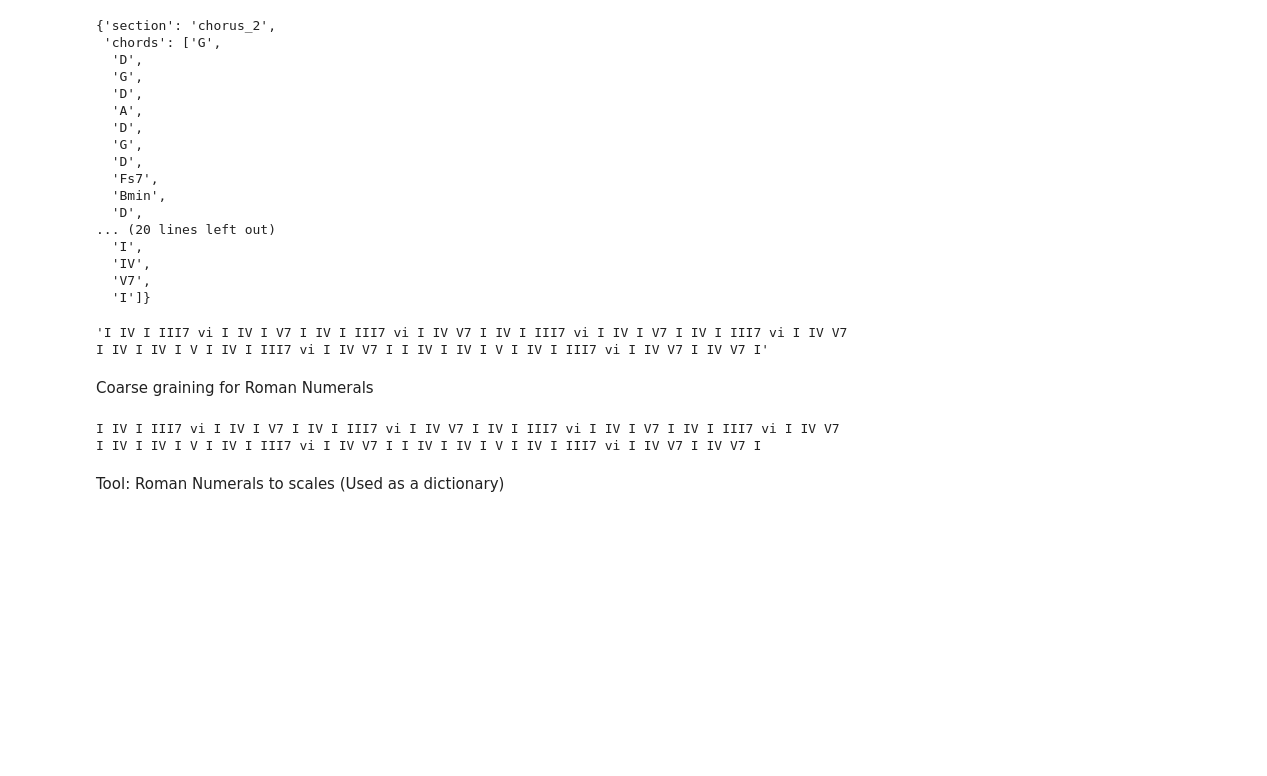
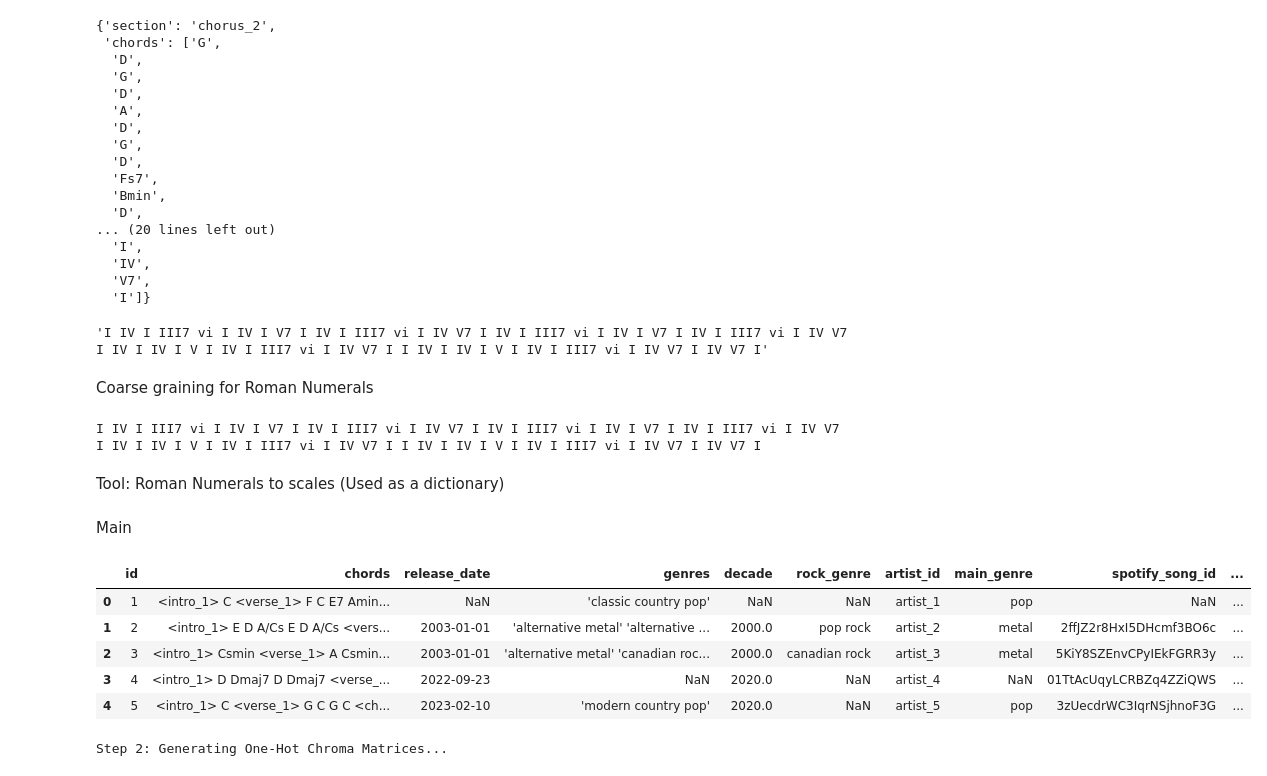
Before and after one commit to geometric-intelligence/TopoBench, a Jupyter notebook: TDL-chords-data-cleaning.ipynb, the cells around one changed output. Cells and saved outputs as stored; diff of their text form; code cells hidden in the pictures; blank space fills up the shorter version.

```diff
--- a/TDL-chords-data-cleaning.ipynb
+++ b/TDL-chords-data-cleaning.ipynb
@@ -605,0 +629,2 @@ def map_roman_to_pitches(roman_str):
+# %% [markdown]
+Main
@@ -605,0 +694,21 @@ def map_roman_to_pitches(roman_str):
+# %%
+print("Step 1: Generating Roman Numeral sequences...")
+df['roman_seq'] = df['chords_simplified'].progress_apply(generate_roman_seq)
+
+print("Finish Step 1!")
+# %%
+df.head()
+# %% [output]
+|  | id | chords | release_date | genres | decade | rock_genre | artist_id | main_genre | spotify_song_id | ... |
+| 0 | 1 | <intro_1> C <verse_1> F C E7 Amin... | NaN | 'classic country pop' | NaN | NaN | artist_1 | pop | NaN | ... |
+| 1 | 2 | <intro_1> E D A/Cs E D A/Cs <vers... | 2003-01-01 | 'alternative metal' 'alternative ... | 2000.0 | pop rock | artist_2 | metal | 2ffJZ2r8HxI5DHcmf3BO6c | ... |
+| 2 | 3 | <intro_1> Csmin <verse_1> A Csmin... | 2003-01-01 | 'alternative metal' 'canadian roc... | 2000.0 | canadian rock | artist_3 | metal | 5KiY8SZEnvCPyIEkFGRR3y | ... |
+| 3 | 4 | <intro_1> D Dmaj7 D Dmaj7 <verse_... | 2022-09-23 | NaN | 2020.0 | NaN | artist_4 | NaN | 01TtAcUqyLCRBZq4ZZiQWS | ... |
+| 4 | 5 | <intro_1> C <verse_1> G C G C <ch... | 2023-02-10 | 'modern country pop' | 2020.0 | NaN | artist_5 | pop | 3zUecdrWC3IqrNSjhnoF3G | ... |
+# %%
+print("Step 2: Generating One-Hot Chroma Matrices...")
+df['chroma_matrix'] = df['roman_seq'].progress_apply(generate_chroma_matrix)
+
+print("Finish Step 2!")
+# %% [output]
+Step 2: Generating One-Hot Chroma Matrices...
```
Also changed, not shown: parts of 16 cells of this notebook.
